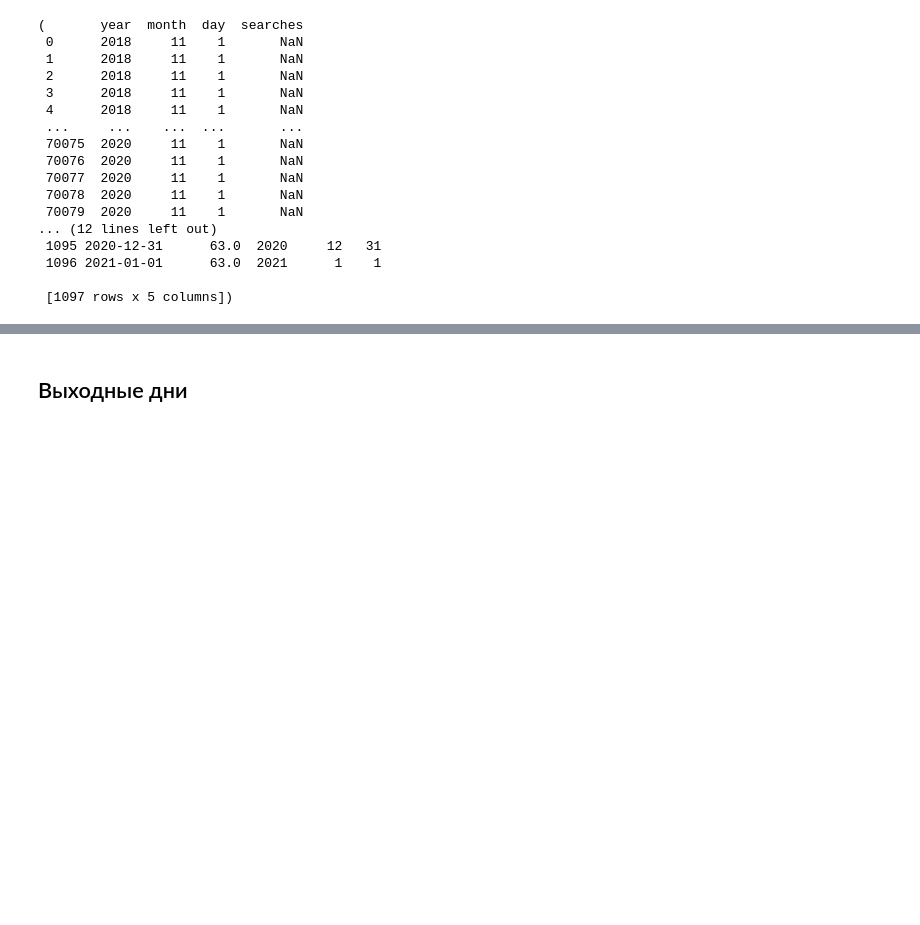
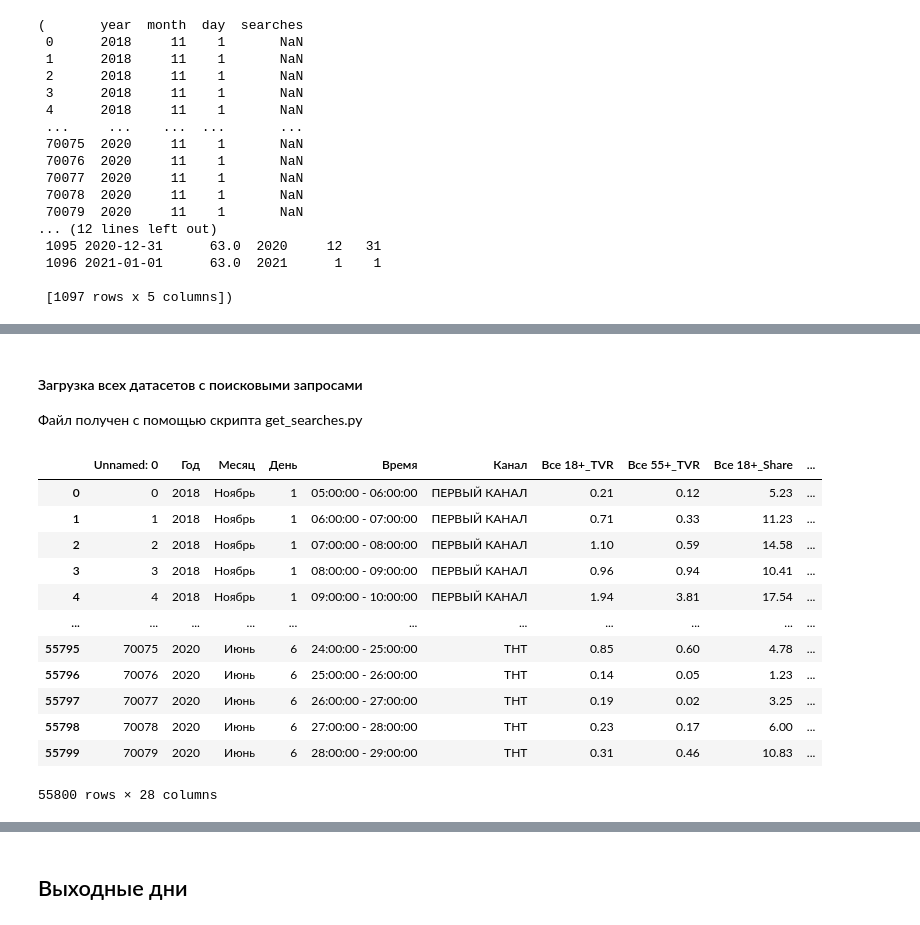
Before and after one commit to Egoluback/nti_ml_20-21, a Jupyter notebook: 2_stage/task2/nti_ml_2_2.ipynb, the cells around one changed output, grey strips where cells are left out. Saved outputs shown, nothing was run; the diff lists cells and outputs as text; code cells hidden in the pictures; blank space fills up the shorter version.

```diff
--- a/2_stage/task2/nti_ml_2_2.ipynb
+++ b/2_stage/task2/nti_ml_2_2.ipynb
@@ -924,3 +924,26 @@ Name: searches, dtype: float64
 ... (11 outputs left out)
 # %%
 df_train["searches"] = days_fullymd["searches"]
+# %% [markdown]
+#### Загрузка всех датасетов с поисковыми запросами
+Файл получен с помощью скрипта get_searches.py
+# %%
+df_searches = pd.read_csv("data/searches_full.csv")
+
+df_train = pd.merge(df_train, df_searches)
+
+df_train
+# %% [output]
+|  | Unnamed: 0 | Год | Месяц | День | Время | Канал | Все 18+_TVR | Все 55+_TVR | Все 18+_Share | ... |
+| 0 | 0 | 2018 | Ноябрь | 1 | 05:00:00 - 06:00:00 | ПЕРВЫЙ КАНАЛ | 0.21 | 0.12 | 5.23 | ... |
+| 1 | 1 | 2018 | Ноябрь | 1 | 06:00:00 - 07:00:00 | ПЕРВЫЙ КАНАЛ | 0.71 | 0.33 | 11.23 | ... |
+| 2 | 2 | 2018 | Ноябрь | 1 | 07:00:00 - 08:00:00 | ПЕРВЫЙ КАНАЛ | 1.10 | 0.59 | 14.58 | ... |
+| 3 | 3 | 2018 | Ноябрь | 1 | 08:00:00 - 09:00:00 | ПЕРВЫЙ КАНАЛ | 0.96 | 0.94 | 10.41 | ... |
+| 4 | 4 | 2018 | Ноябрь | 1 | 09:00:00 - 10:00:00 | ПЕРВЫЙ КАНАЛ | 1.94 | 3.81 | 17.54 | ... |
+| ... | ... | ... | ... | ... | ... | ... | ... | ... | ... | ... |
+| 55795 | 70075 | 2020 | Июнь | 6 | 24:00:00 - 25:00:00 | ТНТ | 0.85 | 0.60 | 4.78 | ... |
+| 55796 | 70076 | 2020 | Июнь | 6 | 25:00:00 - 26:00:00 | ТНТ | 0.14 | 0.05 | 1.23 | ... |
+| 55797 | 70077 | 2020 | Июнь | 6 | 26:00:00 - 27:00:00 | ТНТ | 0.19 | 0.02 | 3.25 | ... |
+| 55798 | 70078 | 2020 | Июнь | 6 | 27:00:00 - 28:00:00 | ТНТ | 0.23 | 0.17 | 6.00 | ... |
+| 55799 | 70079 | 2020 | Июнь | 6 | 28:00:00 - 29:00:00 | ТНТ | 0.31 | 0.46 | 10.83 | ... |
+55800 rows × 28 columns
```
Also changed, not shown: parts of 11 cells of this notebook, 9 other files.
